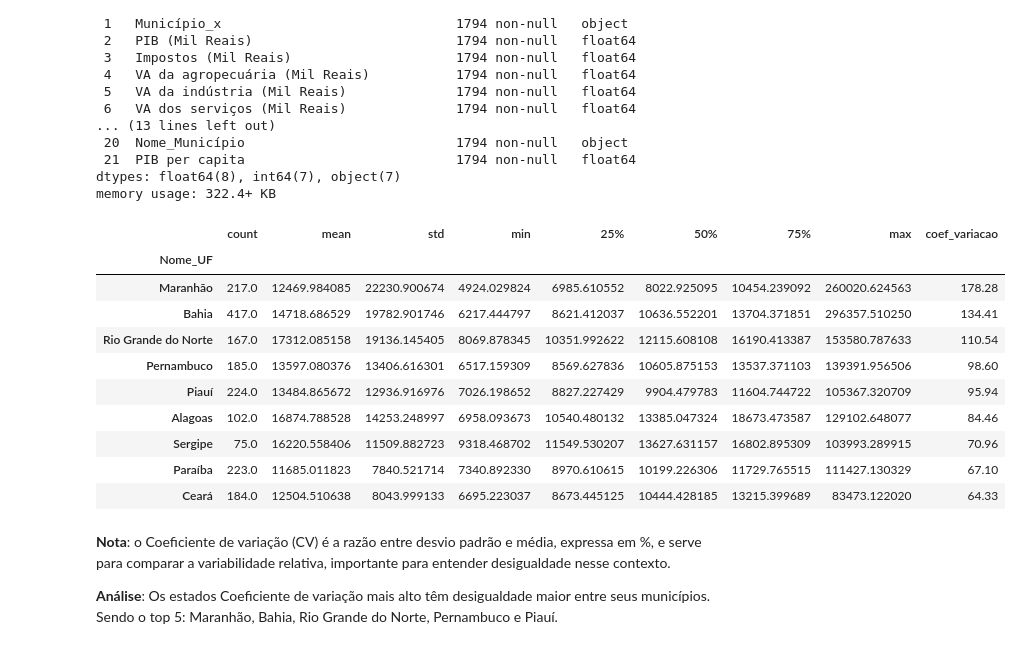
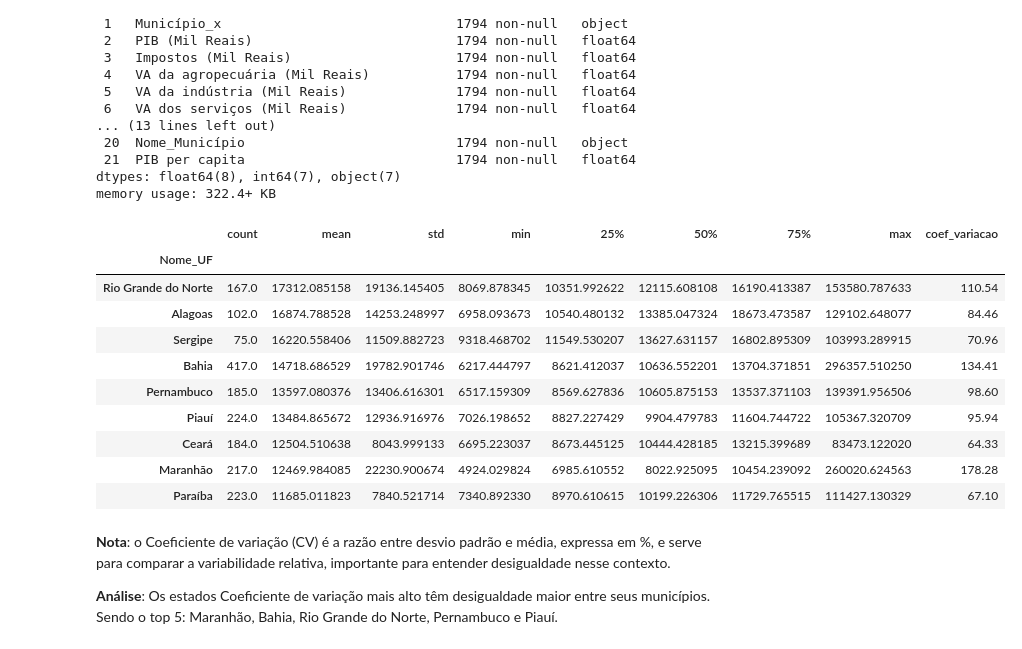
Before and after one commit to duddanobre/sidra-nordeste, a Jupyter notebook: nordeste.ipynb, the cells around one changed output. Saved outputs shown, nothing was run; the diff lists cells and outputs as text; code cells hidden in the pictures.

```diff
--- a/nordeste.ipynb
+++ b/nordeste.ipynb
@@ -160,20 +160,20 @@ df_nordeste_teste = df_nordeste.groupby(['Nome_UF'])['PIB per capita']
 # %%
 df_nordeste_teste = df_nordeste.groupby(['Nome_UF'])['PIB per capita'].describe()
 df_nordeste_teste['coef_variacao'] = ((df_nordeste_teste['std']/df_nordeste_teste['mean']) *100).round(2)
-df_nordeste_teste = df_nordeste_teste.sort_values(by='coef_variacao',ascending=False)
+df_nordeste_teste = df_nordeste_teste.sort_values(by='mean',ascending=False)
 df_nordeste_teste
 # %% [output]
 |  | count | mean | std | min | 25% | 50% | 75% | max | coef_variacao |
 | Nome_UF |  |  |  |  |  |  |  |  |  |
-| Maranhão | 217.0 | 12469.984085 | 22230.900674 | 4924.029824 | 6985.610552 | 8022.925095 | 10454.239092 | 260020.624563 | 178.28 |
+| Rio Grande do Norte | 167.0 | 17312.085158 | 19136.145405 | 8069.878345 | 10351.992622 | 12115.608108 | 16190.413387 | 153580.787633 | 110.54 |
+| Alagoas | 102.0 | 16874.788528 | 14253.248997 | 6958.093673 | 10540.480132 | 13385.047324 | 18673.473587 | 129102.648077 | 84.46 |
+| Sergipe | 75.0 | 16220.558406 | 11509.882723 | 9318.468702 | 11549.530207 | 13627.631157 | 16802.895309 | 103993.289915 | 70.96 |
 | Bahia | 417.0 | 14718.686529 | 19782.901746 | 6217.444797 | 8621.412037 | 10636.552201 | 13704.371851 | 296357.510250 | 134.41 |
-| Rio Grande do Norte | 167.0 | 17312.085158 | 19136.145405 | 8069.878345 | 10351.992622 | 12115.608108 | 16190.413387 | 153580.787633 | 110.54 |
 | Pernambuco | 185.0 | 13597.080376 | 13406.616301 | 6517.159309 | 8569.627836 | 10605.875153 | 13537.371103 | 139391.956506 | 98.60 |
 | Piauí | 224.0 | 13484.865672 | 12936.916976 | 7026.198652 | 8827.227429 | 9904.479783 | 11604.744722 | 105367.320709 | 95.94 |
-| Alagoas | 102.0 | 16874.788528 | 14253.248997 | 6958.093673 | 10540.480132 | 13385.047324 | 18673.473587 | 129102.648077 | 84.46 |
-| Sergipe | 75.0 | 16220.558406 | 11509.882723 | 9318.468702 | 11549.530207 | 13627.631157 | 16802.895309 | 103993.289915 | 70.96 |
+| Ceará | 184.0 | 12504.510638 | 8043.999133 | 6695.223037 | 8673.445125 | 10444.428185 | 13215.399689 | 83473.122020 | 64.33 |
+| Maranhão | 217.0 | 12469.984085 | 22230.900674 | 4924.029824 | 6985.610552 | 8022.925095 | 10454.239092 | 260020.624563 | 178.28 |
 | Paraíba | 223.0 | 11685.011823 | 7840.521714 | 7340.892330 | 8970.610615 | 10199.226306 | 11729.765515 | 111427.130329 | 67.10 |
-| Ceará | 184.0 | 12504.510638 | 8043.999133 | 6695.223037 | 8673.445125 | 10444.428185 | 13215.399689 | 83473.122020 | 64.33 |
 # %% [markdown]
 **Nota**: o Coeficiente de variação (CV) é a razão entre desvio padrão e média, expressa em %, e serve para comparar a variabilidade relativa, importante para entender desigualdade nesse contexto.
 
```
